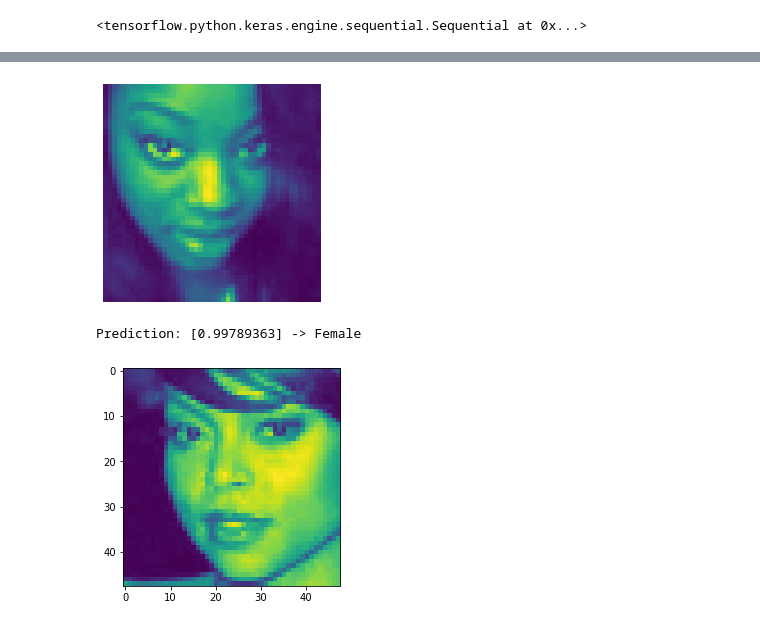
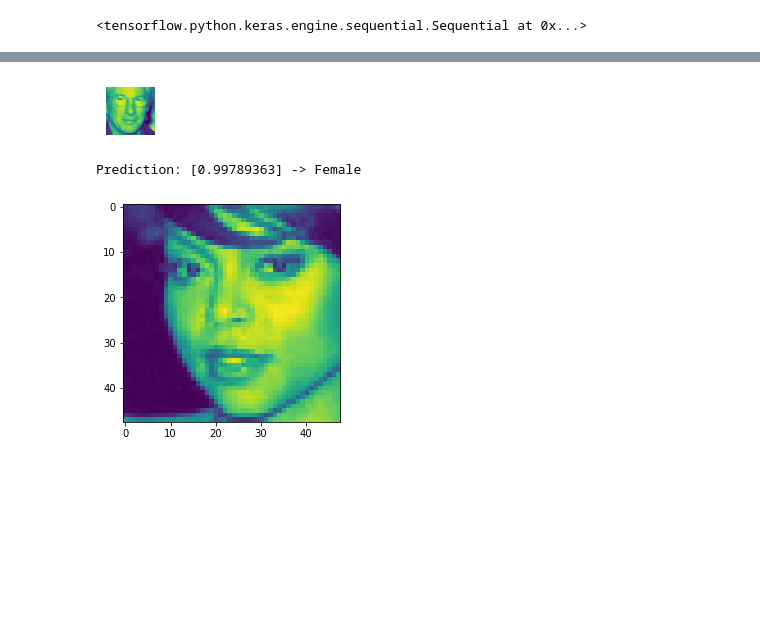
Before and after one commit to Real-VeerSandhu/Ethnicity-Age-Prediction, a Jupyter notebook: main_notebook.ipynb, the cells around one changed output, grey strips where cells are left out. Drawn from its saved outputs; the diff is of its cells as text; code cells hidden in the pictures; blank space fills up the shorter version.

Commit message:
fixed sizing of demo images

```diff
--- a/main_notebook.ipynb
+++ b/main_notebook.ipynb
@@ -209,9 +240,12 @@ def save_img():
 # %%
-fig=plt.imshow(X_test1[0])
+my_dpi=96
+
+plt.figure(figsize=(64/my_dpi,64/my_dpi), dpi=my_dpi)
+plt.imshow(X_test1[10])
 plt.axis('off')
-plt.savefig('testing_one.png', bbox_inches='tight',pad_inches = 0)
+plt.savefig('testing_two.png', bbox_inches='tight',pad_inches = 0, dpi=my_dpi)
 # %% [output]
-[figure, old version]
+[figure, new version]
 # %%
 def local_predict_gender(index):
     '''Predict gender from an image in the local dataset'''
```
Also changed, not shown: parts of 2 cells of this notebook, 12 other files.
